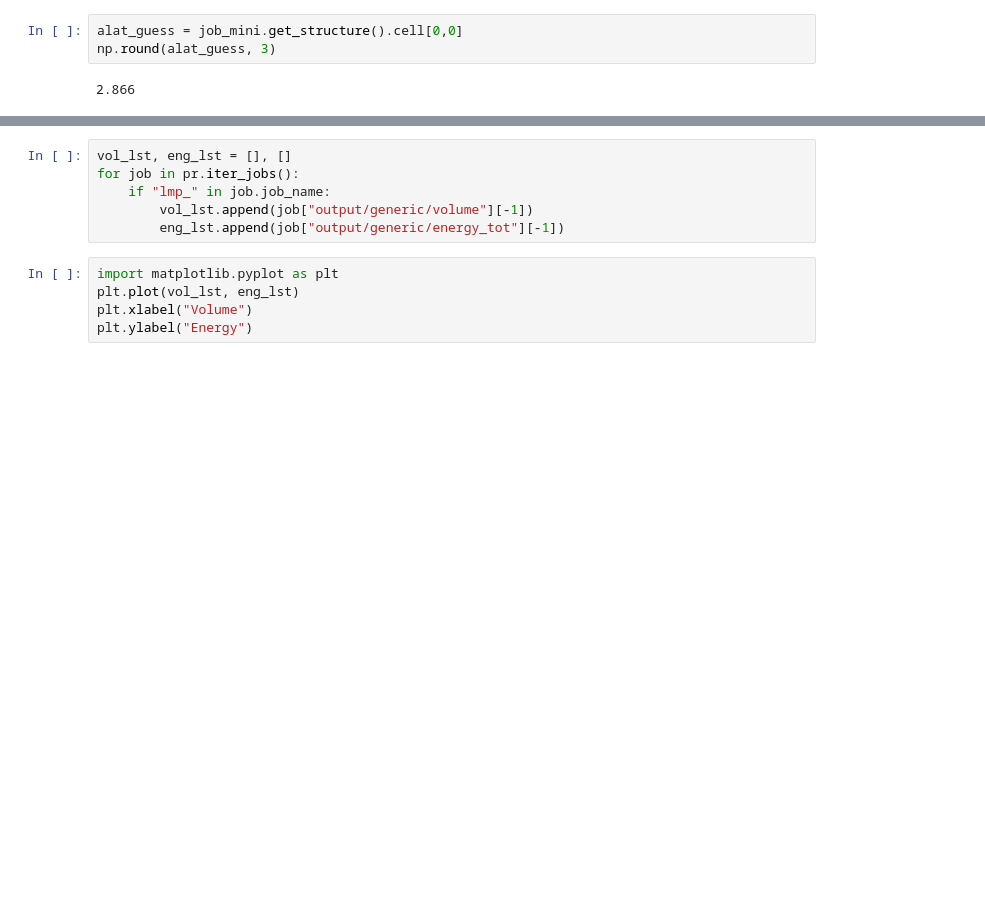
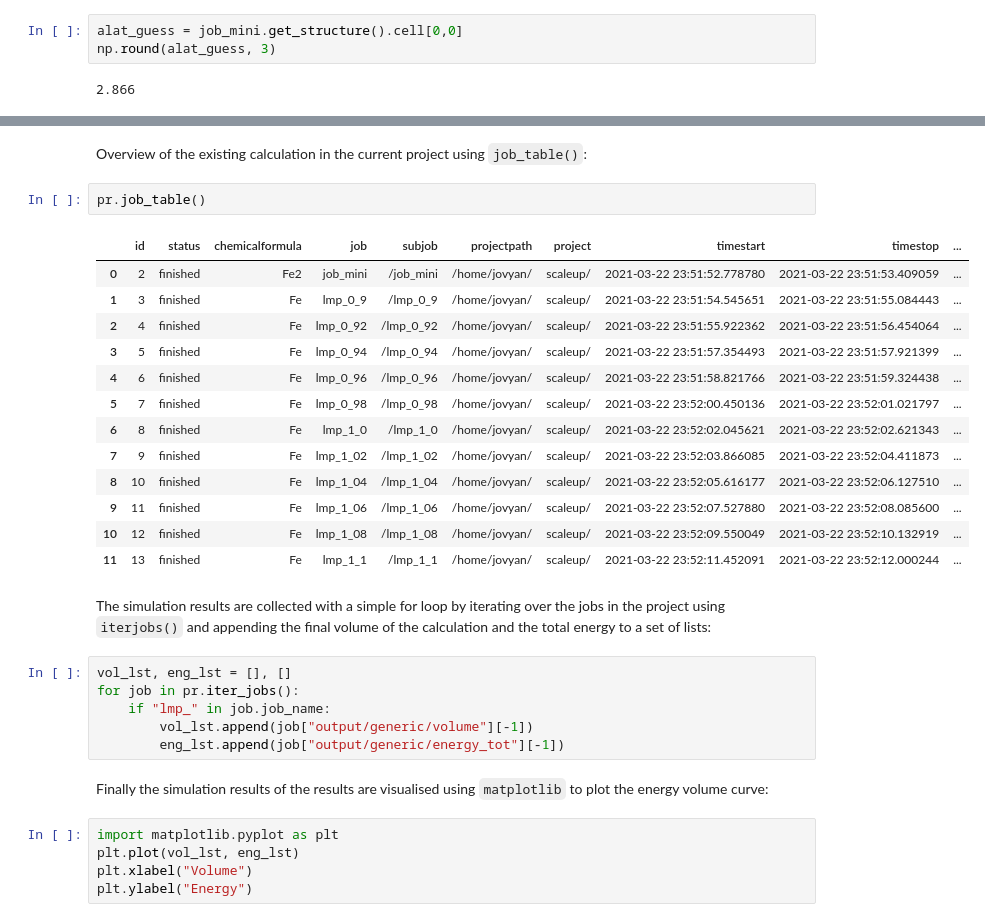
Before and after one commit to pyiron-workshop/swimm-workshop-2021, a Jupyter notebook: day2.ipynb, the cells around one changed output, grey strips where cells are left out. Saved outputs shown, nothing was run; the diff lists cells and outputs as text; blank space fills up the shorter version.

```diff
--- a/day2.ipynb
+++ b/day2.ipynb
@@ -58,9 +66,31 @@ The job lmp_1_1 was saved and received the ID: 277
+# %% [markdown]
+Overview of the existing calculation in the current project using `job_table()`:
+# %%
+pr.job_table()
+# %% [output]
+|  | id | status | chemicalformula | job | subjob | projectpath | project | timestart | timestop | ... |
+| 0 | 2 | finished | Fe2 | job_mini | /job_mini | /home/jovyan/ | scaleup/ | 2021-03-22 23:51:52.778780 | 2021-03-22 23:51:53.409059 | ... |
+| 1 | 3 | finished | Fe | lmp_0_9 | /lmp_0_9 | /home/jovyan/ | scaleup/ | 2021-03-22 23:51:54.545651 | 2021-03-22 23:51:55.084443 | ... |
+| 2 | 4 | finished | Fe | lmp_0_92 | /lmp_0_92 | /home/jovyan/ | scaleup/ | 2021-03-22 23:51:55.922362 | 2021-03-22 23:51:56.454064 | ... |
+| 3 | 5 | finished | Fe | lmp_0_94 | /lmp_0_94 | /home/jovyan/ | scaleup/ | 2021-03-22 23:51:57.354493 | 2021-03-22 23:51:57.921399 | ... |
+| 4 | 6 | finished | Fe | lmp_0_96 | /lmp_0_96 | /home/jovyan/ | scaleup/ | 2021-03-22 23:51:58.821766 | 2021-03-22 23:51:59.324438 | ... |
+| 5 | 7 | finished | Fe | lmp_0_98 | /lmp_0_98 | /home/jovyan/ | scaleup/ | 2021-03-22 23:52:00.450136 | 2021-03-22 23:52:01.021797 | ... |
+| 6 | 8 | finished | Fe | lmp_1_0 | /lmp_1_0 | /home/jovyan/ | scaleup/ | 2021-03-22 23:52:02.045621 | 2021-03-22 23:52:02.621343 | ... |
+| 7 | 9 | finished | Fe | lmp_1_02 | /lmp_1_02 | /home/jovyan/ | scaleup/ | 2021-03-22 23:52:03.866085 | 2021-03-22 23:52:04.411873 | ... |
+| 8 | 10 | finished | Fe | lmp_1_04 | /lmp_1_04 | /home/jovyan/ | scaleup/ | 2021-03-22 23:52:05.616177 | 2021-03-22 23:52:06.127510 | ... |
+| 9 | 11 | finished | Fe | lmp_1_06 | /lmp_1_06 | /home/jovyan/ | scaleup/ | 2021-03-22 23:52:07.527880 | 2021-03-22 23:52:08.085600 | ... |
+| 10 | 12 | finished | Fe | lmp_1_08 | /lmp_1_08 | /home/jovyan/ | scaleup/ | 2021-03-22 23:52:09.550049 | 2021-03-22 23:52:10.132919 | ... |
+| 11 | 13 | finished | Fe | lmp_1_1 | /lmp_1_1 | /home/jovyan/ | scaleup/ | 2021-03-22 23:52:11.452091 | 2021-03-22 23:52:12.000244 | ... |
+# %% [markdown]
+The simulation results are collected with a simple for loop by iterating over the jobs in the project using `iterjobs()` and appending the final volume of the calculation and the total energy to a set of lists:
 # %%
 vol_lst, eng_lst = [], []
 for job in pr.iter_jobs():
     if "lmp_" in job.job_name:
         vol_lst.append(job["output/generic/volume"][-1])
         eng_lst.append(job["output/generic/energy_tot"][-1])
+# %% [markdown]
+Finally the simulation results of the results are visualised using `matplotlib` to plot the energy volume curve:
 # %%
 import matplotlib.pyplot as plt
 plt.plot(vol_lst, eng_lst)
```
Also changed, not shown: parts of 50 cells of this notebook.
